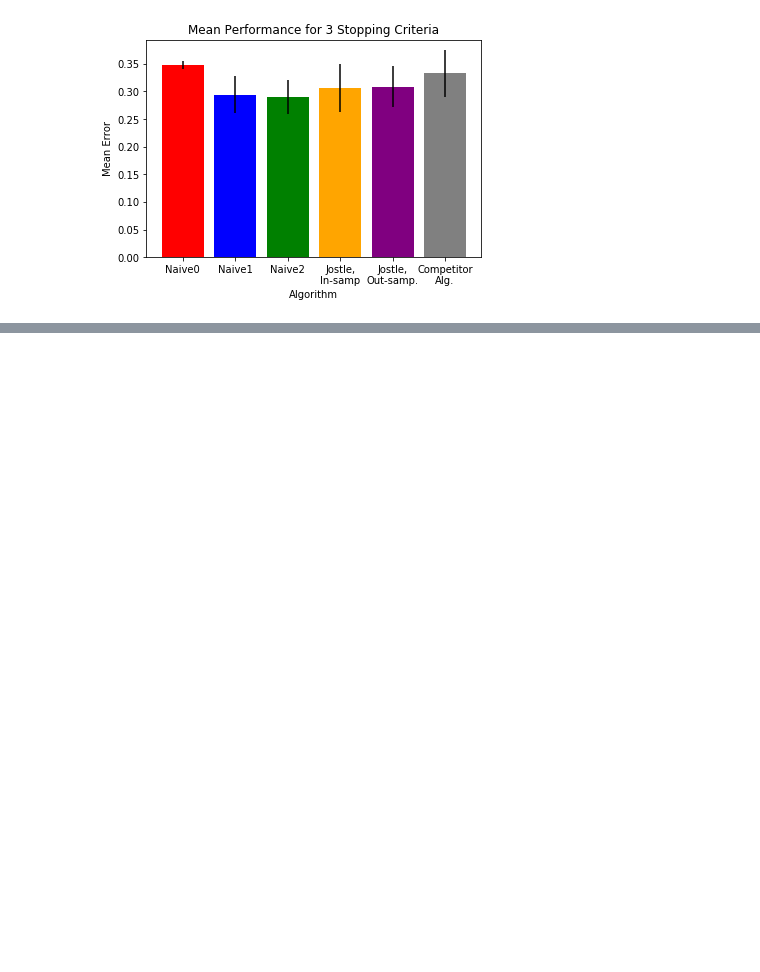
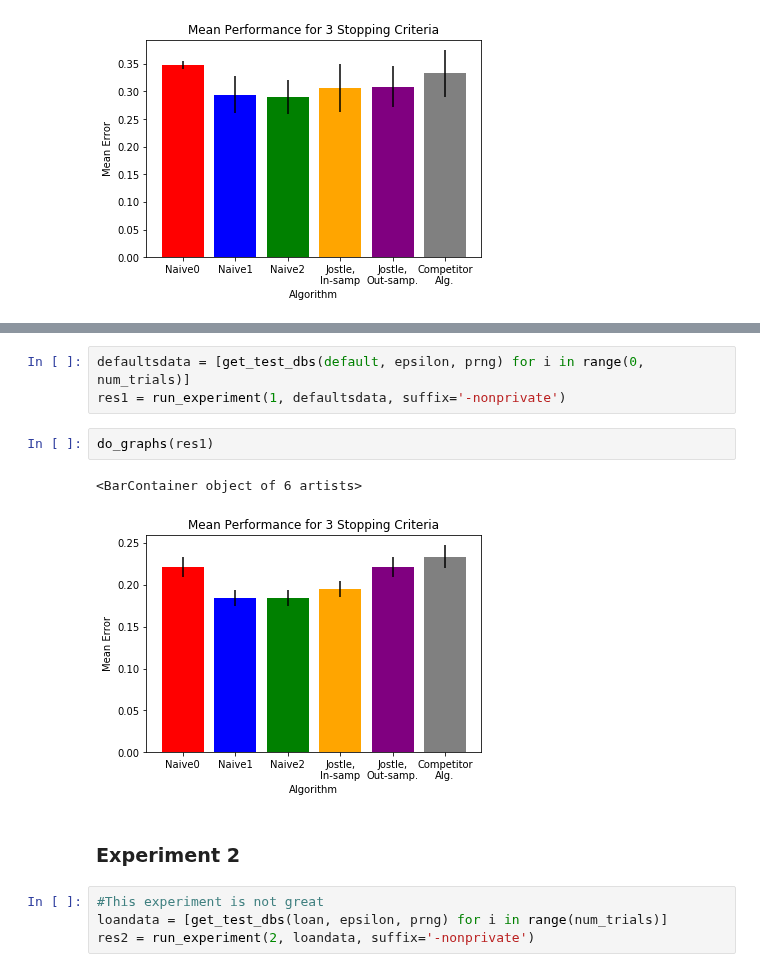
Before and after one commit to jimola/S18_Research, a Jupyter notebook: Python/DecisionTree.ipynb, the cells around one changed output, grey strips where cells are left out. Saved outputs shown, nothing was run; the diff lists cells and outputs as text; blank space fills up the shorter version.

```diff
--- a/Python/DecisionTree.ipynb
+++ b/Python/DecisionTree.ipynb
@@ -345,0 +368,14 @@ do_graphs(res6)
+# %%
+defaultsdata = [get_test_dbs(default, epsilon, prng) for i in range(0, num_trials)]
+res1 = run_experiment(1, defaultsdata, suffix='-nonprivate')
+# %%
+do_graphs(res1)
+# %% [output]
+<BarContainer object of 6 artists>
+[figure, added]
+# %% [markdown]
+### Experiment 2
+# %%
+#This experiment is not great
+loandata = [get_test_dbs(loan, epsilon, prng) for i in range(num_trials)]
+res2 = run_experiment(2, loandata, suffix='-nonprivate')
```
Also changed, not shown: parts of 16 cells of this notebook.
